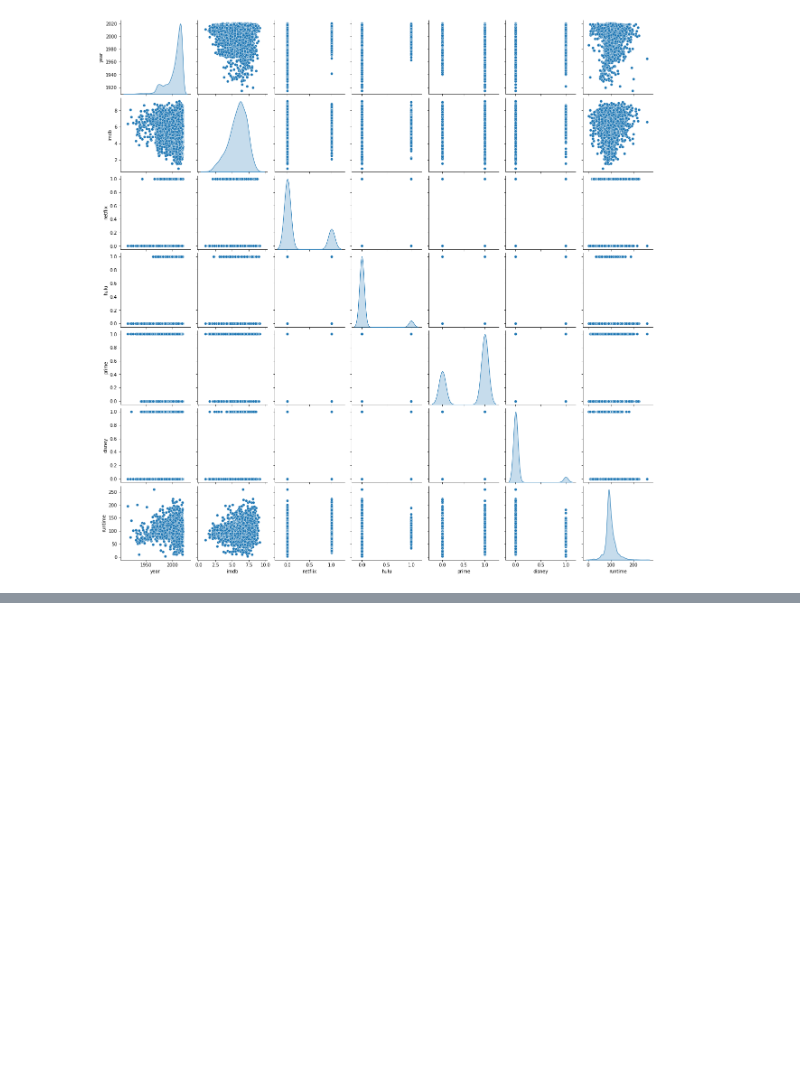
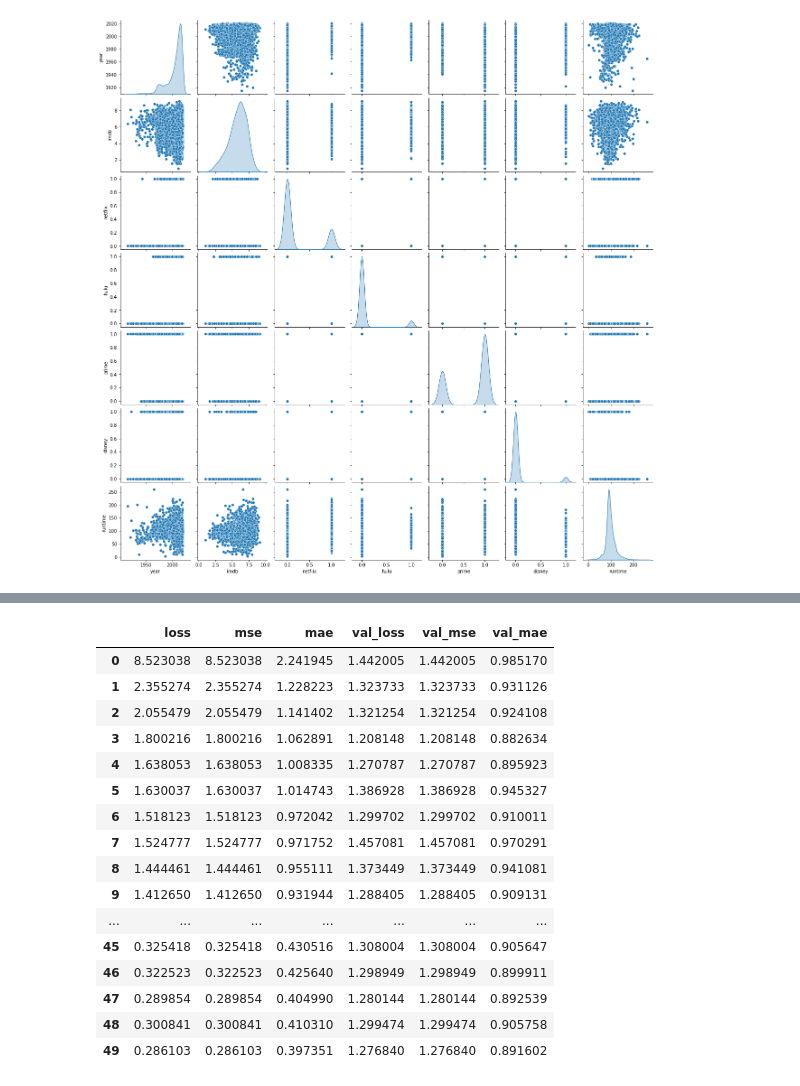
Before and after one commit to gnutzmann/movies-recommended, a Jupyter notebook: movies_imdb_regression.ipynb, the cells around one changed output, grey strips where cells are left out. Saved outputs shown, nothing was run; the diff lists cells and outputs as text; code cells hidden in the pictures; blank space fills up the shorter version.

```diff
--- a/movies_imdb_regression.ipynb
+++ b/movies_imdb_regression.ipynb
@@ -466,0 +468,21 @@ Epoch 50/50
+# %%
+histDf = pd.DataFrame(history.history)
+display(histDf)
+# %% [output]
+|  | loss | mse | mae | val_loss | val_mse | val_mae |
+| 0 | 8.523038 | 8.523038 | 2.241945 | 1.442005 | 1.442005 | 0.985170 |
+| 1 | 2.355274 | 2.355274 | 1.228223 | 1.323733 | 1.323733 | 0.931126 |
+| 2 | 2.055479 | 2.055479 | 1.141402 | 1.321254 | 1.321254 | 0.924108 |
+| 3 | 1.800216 | 1.800216 | 1.062891 | 1.208148 | 1.208148 | 0.882634 |
+| 4 | 1.638053 | 1.638053 | 1.008335 | 1.270787 | 1.270787 | 0.895923 |
+| 5 | 1.630037 | 1.630037 | 1.014743 | 1.386928 | 1.386928 | 0.945327 |
+| 6 | 1.518123 | 1.518123 | 0.972042 | 1.299702 | 1.299702 | 0.910011 |
+| 7 | 1.524777 | 1.524777 | 0.971752 | 1.457081 | 1.457081 | 0.970291 |
+| 8 | 1.444461 | 1.444461 | 0.955111 | 1.373449 | 1.373449 | 0.941081 |
+| 9 | 1.412650 | 1.412650 | 0.931944 | 1.288405 | 1.288405 | 0.909131 |
+| ... | ... | ... | ... | ... | ... | ... |
+| 45 | 0.325418 | 0.325418 | 0.430516 | 1.308004 | 1.308004 | 0.905647 |
+| 46 | 0.322523 | 0.322523 | 0.425640 | 1.298949 | 1.298949 | 0.899911 |
+| 47 | 0.289854 | 0.289854 | 0.404990 | 1.280144 | 1.280144 | 0.892539 |
+| 48 | 0.300841 | 0.300841 | 0.410310 | 1.299474 | 1.299474 | 0.905758 |
+| 49 | 0.286103 | 0.286103 | 0.397351 | 1.276840 | 1.276840 | 0.891602 |
```
Also changed, not shown: parts of 19 cells of this notebook, 1 other file.
